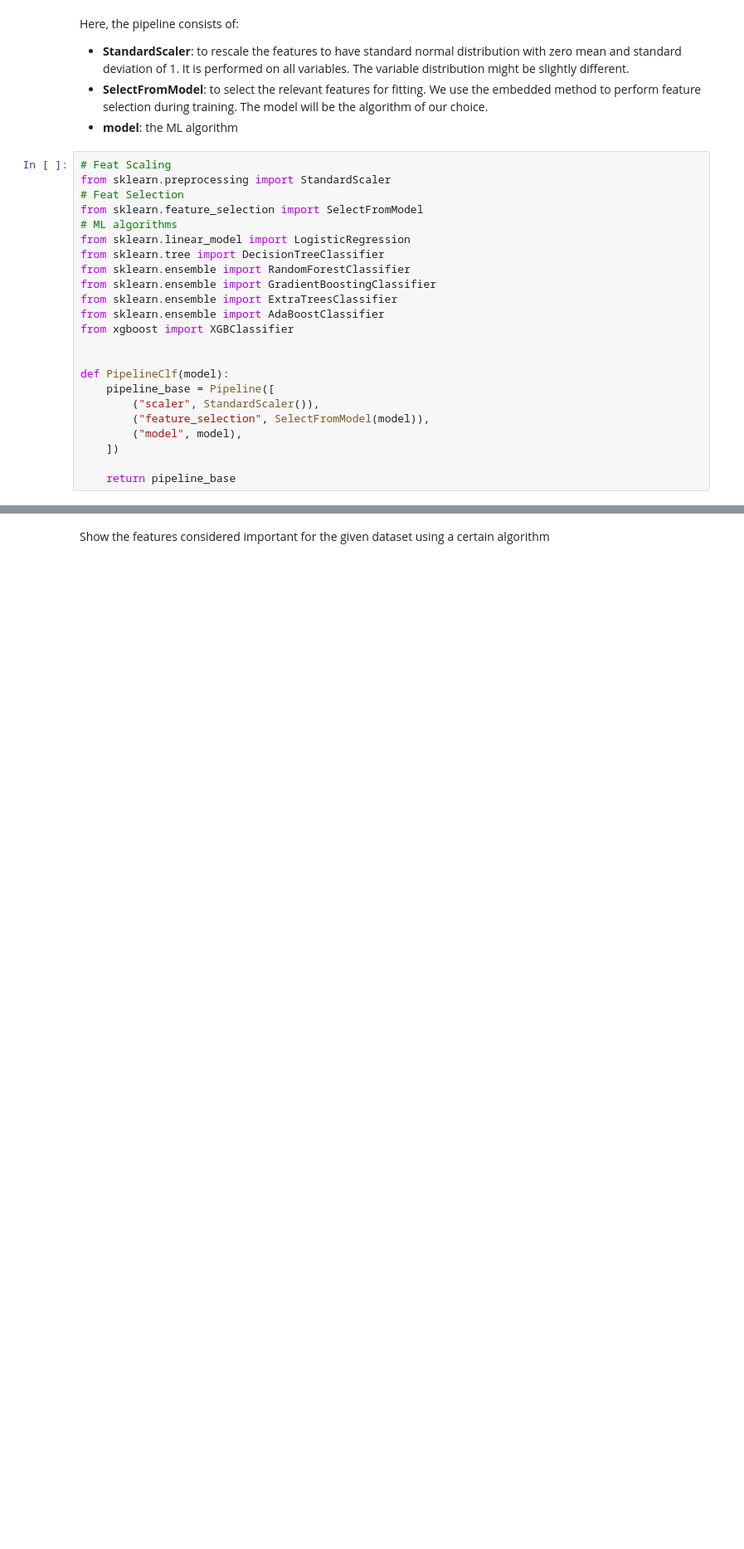
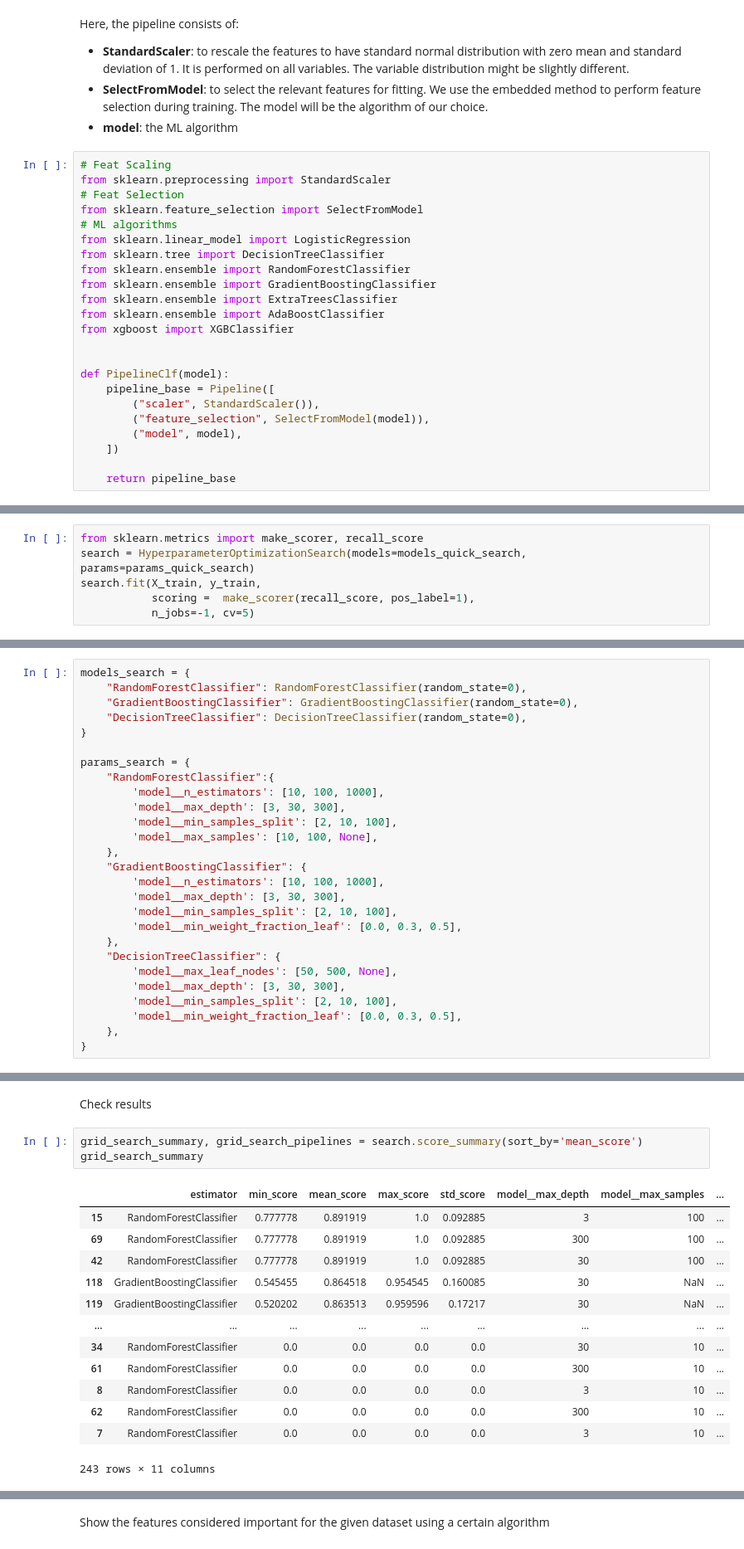
Before and after one commit to mtelewa/attrition-predictor, a Jupyter notebook: jupyter_notebooks/04-ModelingEvaluation.ipynb, the cells around one changed output, grey strips where cells are left out. Shown at 83% size. Drawn from its saved outputs; the diff is of its cells as text; blank space fills up the shorter version.

```diff
--- a/jupyter_notebooks/04-ModelingEvaluation.ipynb
+++ b/jupyter_notebooks/04-ModelingEvaluation.ipynb
@@ -159,0 +302,6 @@ def PipelineClf(model):
+# %%
+from sklearn.metrics import make_scorer, recall_score
+search = HyperparameterOptimizationSearch(models=models_quick_search, params=params_quick_search)
+search.fit(X_train, y_train,
+           scoring =  make_scorer(recall_score, pos_label=1),
+           n_jobs=-1, cv=5)
@@ -159,0 +361,27 @@ def PipelineClf(model):
+# %%
+models_search = {
+    "RandomForestClassifier": RandomForestClassifier(random_state=0),
+    "GradientBoostingClassifier": GradientBoostingClassifier(random_state=0),
+    "DecisionTreeClassifier": DecisionTreeClassifier(random_state=0),
+}
+
+params_search = {
+    "RandomForestClassifier":{
+        'model__n_estimators': [10, 100, 1000],
+        'model__max_depth': [3, 30, 300],
+        'model__min_samples_split': [2, 10, 100],
+        'model__max_samples': [10, 100, None],
+    },
+    "GradientBoostingClassifier": {
+        'model__n_estimators': [10, 100, 1000],
+        'model__max_depth': [3, 30, 300],
+        'model__min_samples_split': [2, 10, 100],
+        'model__min_weight_fraction_leaf': [0.0, 0.3, 0.5],
+    },
+    "DecisionTreeClassifier": {
+        'model__max_leaf_nodes': [50, 500, None],
+        'model__max_depth': [3, 30, 300],
+        'model__min_samples_split': [2, 10, 100],
+        'model__min_weight_fraction_leaf': [0.0, 0.3, 0.5],
+    },
+}
@@ -159,0 +405,19 @@ def PipelineClf(model):
+# %% [markdown]
+Check results
+# %%
+grid_search_summary, grid_search_pipelines = search.score_summary(sort_by='mean_score')
+grid_search_summary
+# %% [output]
+|  | estimator | min_score | mean_score | max_score | std_score | model__max_depth | model__max_samples | ... |
+| 15 | RandomForestClassifier | 0.777778 | 0.891919 | 1.0 | 0.092885 | 3 | 100 | ... |
+| 69 | RandomForestClassifier | 0.777778 | 0.891919 | 1.0 | 0.092885 | 300 | 100 | ... |
+| 42 | RandomForestClassifier | 0.777778 | 0.891919 | 1.0 | 0.092885 | 30 | 100 | ... |
+| 118 | GradientBoostingClassifier | 0.545455 | 0.864518 | 0.954545 | 0.160085 | 30 | NaN | ... |
+| 119 | GradientBoostingClassifier | 0.520202 | 0.863513 | 0.959596 | 0.17217 | 30 | NaN | ... |
+| ... | ... | ... | ... | ... | ... | ... | ... | ... |
+| 34 | RandomForestClassifier | 0.0 | 0.0 | 0.0 | 0.0 | 30 | 10 | ... |
+| 61 | RandomForestClassifier | 0.0 | 0.0 | 0.0 | 0.0 | 300 | 10 | ... |
+| 8 | RandomForestClassifier | 0.0 | 0.0 | 0.0 | 0.0 | 3 | 10 | ... |
+| 62 | RandomForestClassifier | 0.0 | 0.0 | 0.0 | 0.0 | 300 | 10 | ... |
+| 7 | RandomForestClassifier | 0.0 | 0.0 | 0.0 | 0.0 | 3 | 10 | ... |
+243 rows × 11 columns
```
Also changed, not shown: parts of 41 cells of this notebook.
